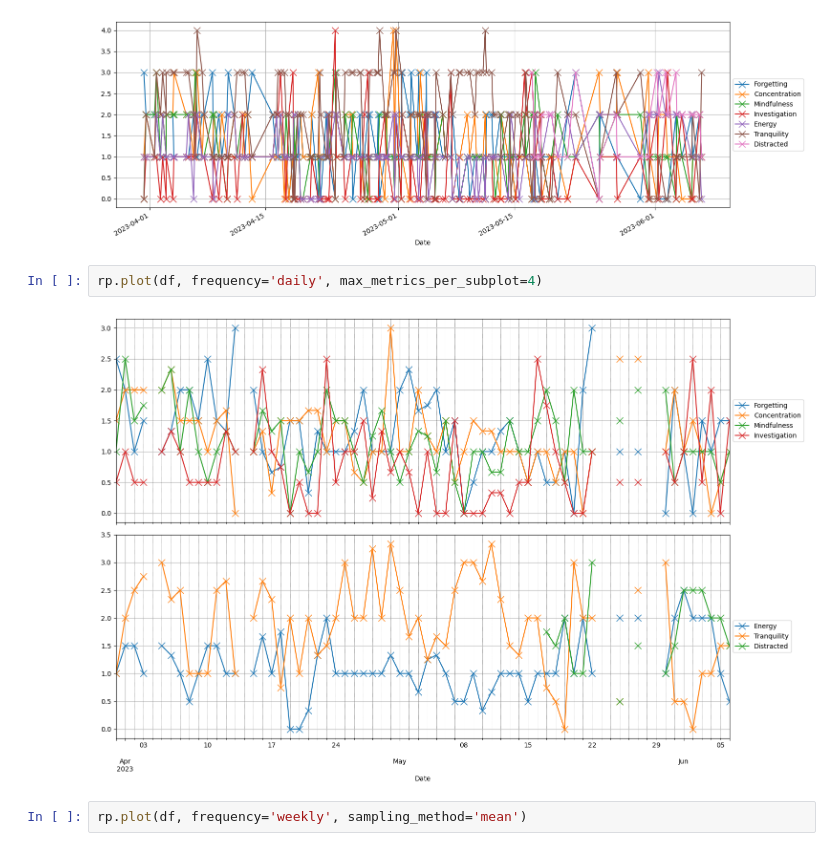
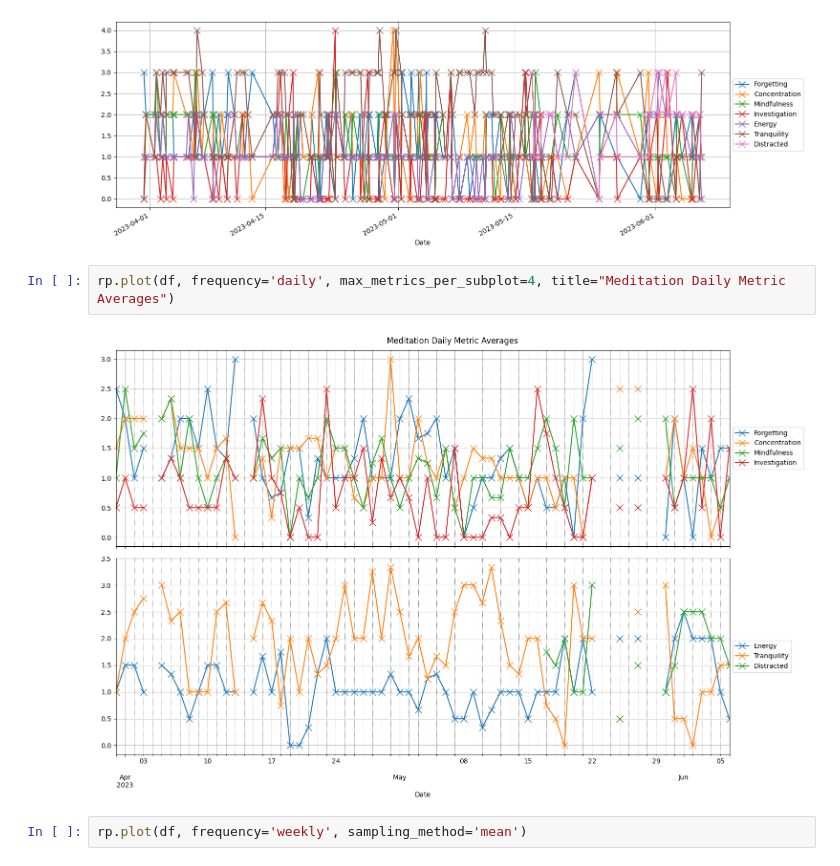
Before and after one commit to NoTranslationLayer/reflect-utils, a Jupyter notebook: notebooks/plotting.ipynb, the cells around one changed output. Saved outputs shown, nothing was run; the diff lists cells and outputs as text.

```diff
--- a/notebooks/plotting.ipynb
+++ b/notebooks/plotting.ipynb
@@ -43,9 +43,9 @@ rp.plot(df)
 # %% [output]
 [figure]
 # %%
-rp.plot(df, frequency='daily', max_metrics_per_subplot=4)
+rp.plot(df, frequency='daily', max_metrics_per_subplot=4, title="Meditation Daily Metric Averages")
 # %% [output]
-[figure, old version]
+[figure, new version]
 # %%
 rp.plot(df, frequency='weekly', sampling_method='mean')
 # %% [output]
```
Also changed, not shown: parts of 1 cell of this notebook, 1 other file.
